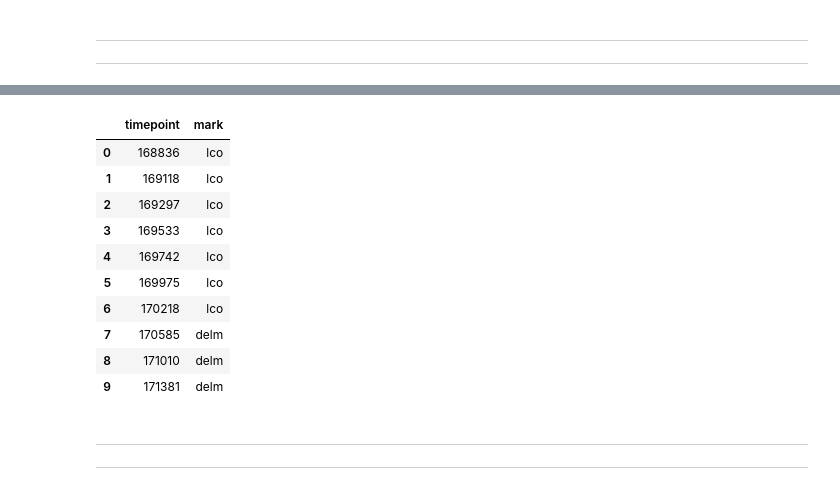
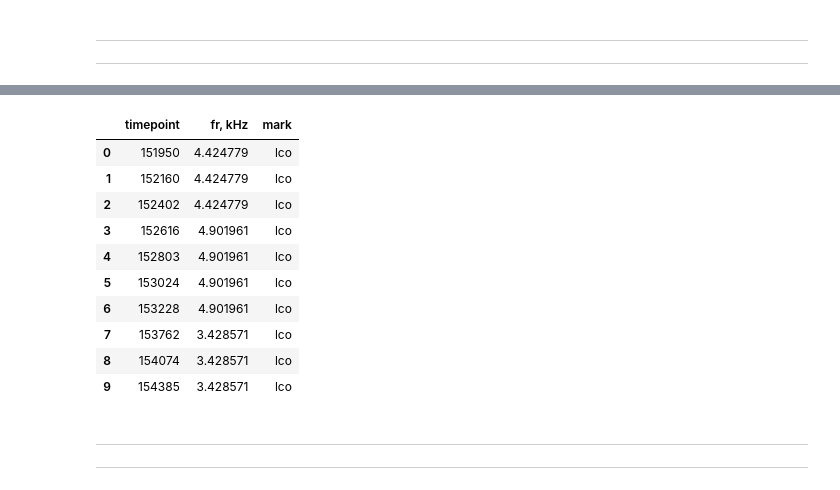
Before and after one commit to feodorrussia/Plasma_analysis, a Jupyter notebook: Marking sys_v4.ipynb, the cells around one changed output, grey strips where cells are left out. Saved outputs shown, nothing was run; the diff lists cells and outputs as text; code cells hidden in the pictures.

```diff
--- a/Marking sys_v4.ipynb
+++ b/Marking sys_v4.ipynb
@@ -756,13 +116,8 @@ for ind in range(1, len(channels) + 1, 2):
     c_data = filt_signal(i_data, 5, w) + filt_signal(q_data, 5, w)*1j
 
     fi_data = np.angle(c_data)
-    # coef = 1
-    # for i in range(1, fi_data.shape[0]):
-    #     if q_data[i] * q_data[i - 1] <= 0:
-    #         coef *= -1
-    #     fi_data[i] *= coef
 
-    dbs_df[f"ch{ind}_A"] = smooth_steklov(np.abs(c_data), smooth_lenght, 1)
+    dbs_df[f"ch{ind}_A"] = smooth_steklov(np.abs(c_data), smooth_lenght, 0.5)
     dbs_df[f"ch{ind}_dfi"] = smooth_steklov(np.concatenate([np.abs(np.diff(fi_data)), [0]]), smooth_lenght, 0.35)  # np.concatenate([np.diff(), [0]]) smooth_gauss(np.concatenate([filt_signal(np.diff(np.angle(c_data)), 5, w), [0]]), 300)
 
 dbs_df.describe()
@@ -879,10 +234,10 @@ print(len(res_slices_edges))
 ---
 ---
 # %%
-start_ind = 12  # 0
+start_ind = 9  # 0
 
 for ind in range(start_ind, res_slices_edges.shape[0]):
-    l_edge, r_edge = res_slices_edges[ind]
+    l_edge, r_edge = 195760, 195850  # res_slices_edges[ind]
     plot_l_edge, plot_r_edge = l_edge, r_edge
 
     if plot_r_edge - plot_l_edge < 1000:
@@ -986,19 +348,19 @@ for ind in range(start_ind, res_slices_edges.shape[0]):
 # %%
 # l_edge, r_edge, n, fr, fr std
-df = pd.DataFrame(df_arr, columns=["timepoint", "mark"])
+df = pd.DataFrame(df_arr, columns=["timepoint", "fr, kHz", "mark"])
 df.head(10)
 # %% [output]
-|  | timepoint | mark |
-| 0 | 168836 | lco |
-| 1 | 169118 | lco |
-| 2 | 169297 | lco |
-| 3 | 169533 | lco |
-| 4 | 169742 | lco |
-| 5 | 169975 | lco |
-| 6 | 170218 | lco |
-| 7 | 170585 | delm |
-| 8 | 171010 | delm |
-| 9 | 171381 | delm |
+|  | timepoint | fr, kHz | mark |
+| 0 | 151950 | 4.424779 | lco |
+| 1 | 152160 | 4.424779 | lco |
+| 2 | 152402 | 4.424779 | lco |
+| 3 | 152616 | 4.901961 | lco |
+| 4 | 152803 | 4.901961 | lco |
+| 5 | 153024 | 4.901961 | lco |
+| 6 | 153228 | 4.901961 | lco |
+| 7 | 153762 | 3.428571 | lco |
+| 8 | 154074 | 3.428571 | lco |
+| 9 | 154385 | 3.428571 | lco |
 # %%
 df.to_csv(f"data/df/stats/{F_ID}_slices_groups.csv", index=False)
 # %% [markdown]
```
Also changed, not shown: parts of 8 cells of this notebook.
